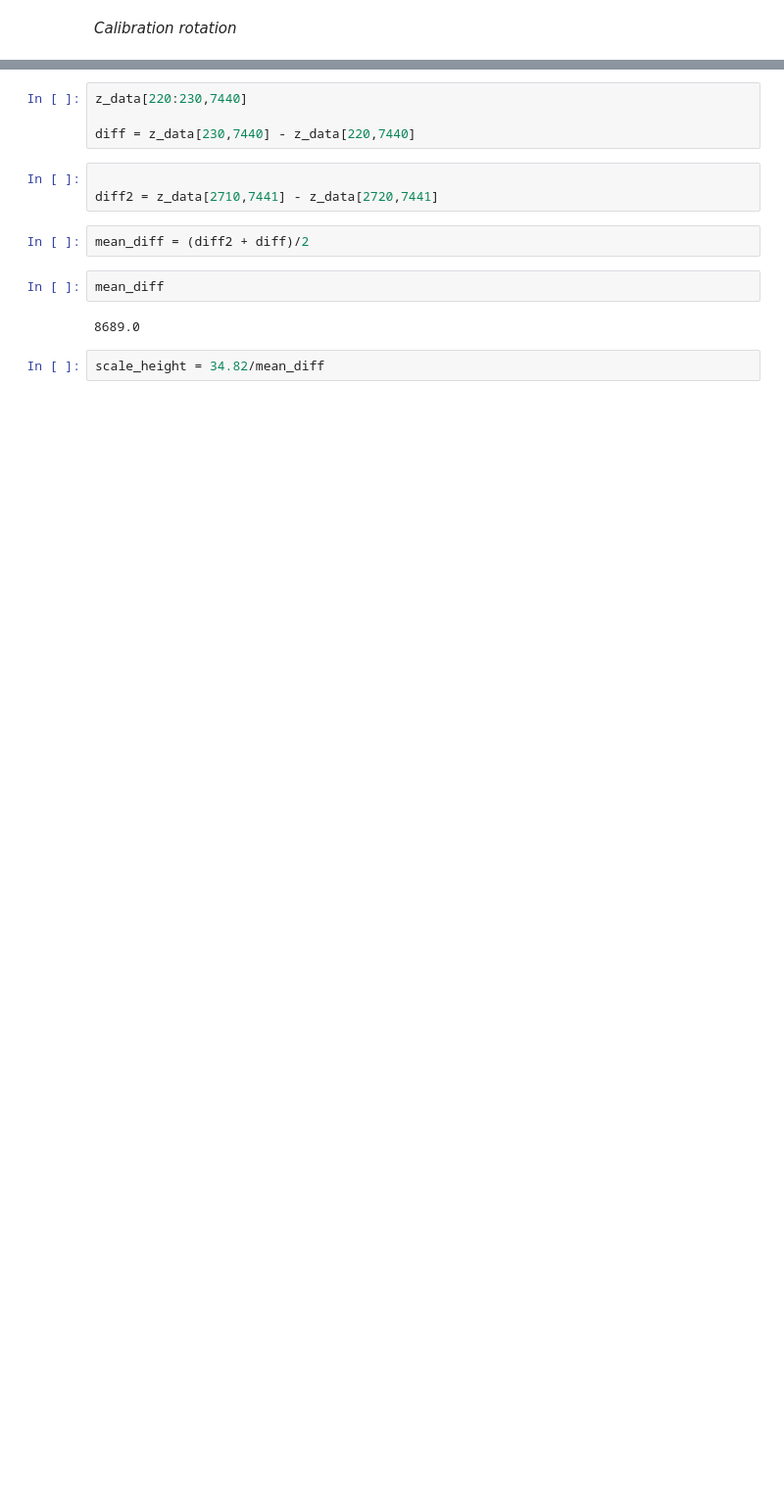
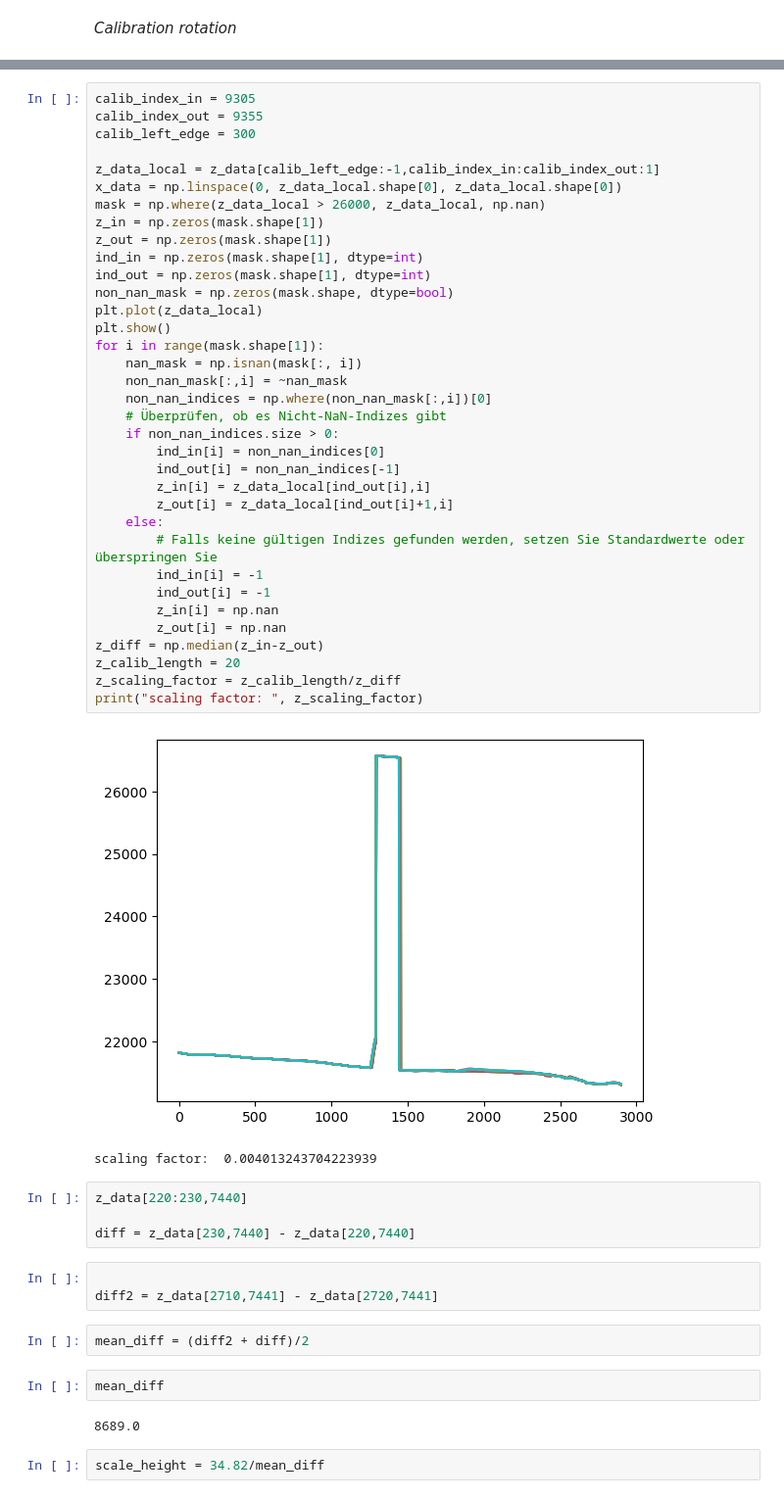
Before and after one commit to lspillec/Schuettkegel_Lab, a Jupyter notebook: Kalibrierung.ipynb, the cells around one changed output, grey strips where cells are left out. Shown: that part at 98% size. Drawn from its saved outputs; the diff is of its cells as text; blank space fills up the shorter version.

```diff
--- a/Kalibrierung.ipynb
+++ b/Kalibrierung.ipynb
@@ -56,3 +59,41 @@ slope:  -0.1590503214142255
+# %%
+calib_index_in = 9305
+calib_index_out = 9355
+calib_left_edge = 300
+
+z_data_local = z_data[calib_left_edge:-1,calib_index_in:calib_index_out:1]
+x_data = np.linspace(0, z_data_local.shape[0], z_data_local.shape[0])
+mask = np.where(z_data_local > 26000, z_data_local, np.nan)
+z_in = np.zeros(mask.shape[1])
+z_out = np.zeros(mask.shape[1])
+ind_in = np.zeros(mask.shape[1], dtype=int)
+ind_out = np.zeros(mask.shape[1], dtype=int)
+non_nan_mask = np.zeros(mask.shape, dtype=bool)
+plt.plot(z_data_local)
+plt.show()
+for i in range(mask.shape[1]):
+    nan_mask = np.isnan(mask[:, i])
+    non_nan_mask[:,i] = ~nan_mask
+    non_nan_indices = np.where(non_nan_mask[:,i])[0]
+    # Überprüfen, ob es Nicht-NaN-Indizes gibt
+    if non_nan_indices.size > 0:
+        ind_in[i] = non_nan_indices[0]
+        ind_out[i] = non_nan_indices[-1]
+        z_in[i] = z_data_local[ind_out[i],i]
+        z_out[i] = z_data_local[ind_out[i]+1,i]
+    else:
+        # Falls keine gültigen Indizes gefunden werden, setzen Sie Standardwerte oder überspringen Sie
+        ind_in[i] = -1
+        ind_out[i] = -1
+        z_in[i] = np.nan
+        z_out[i] = np.nan
+z_diff = np.median(z_in-z_out)
+z_calib_length = 20
+z_scaling_factor = z_calib_length/z_diff
+print("scaling factor: ", z_scaling_factor)
+# %% [output]
+[figure, added]
+scaling factor:  0.004013243704223939
 # %%
 z_data[220:230,7440]
 
```
Also changed, not shown: parts of 2 cells of this notebook.
